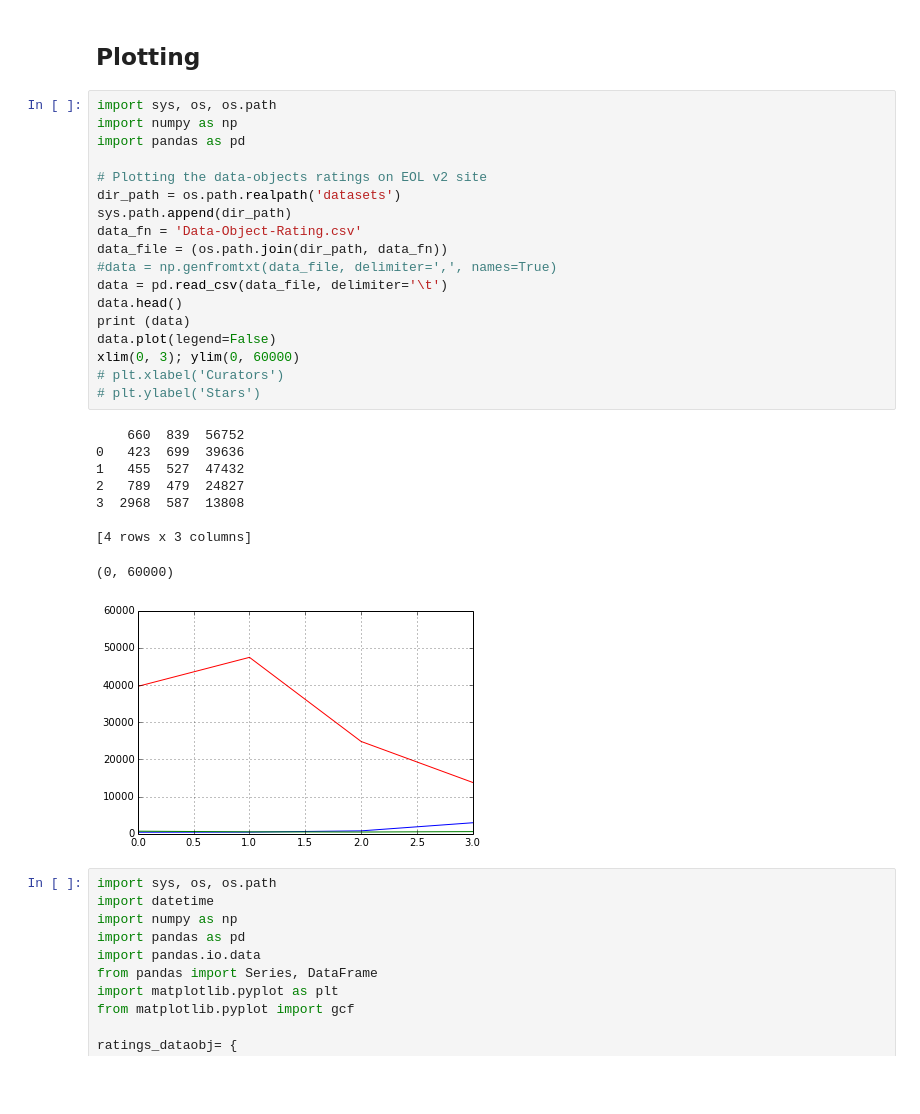
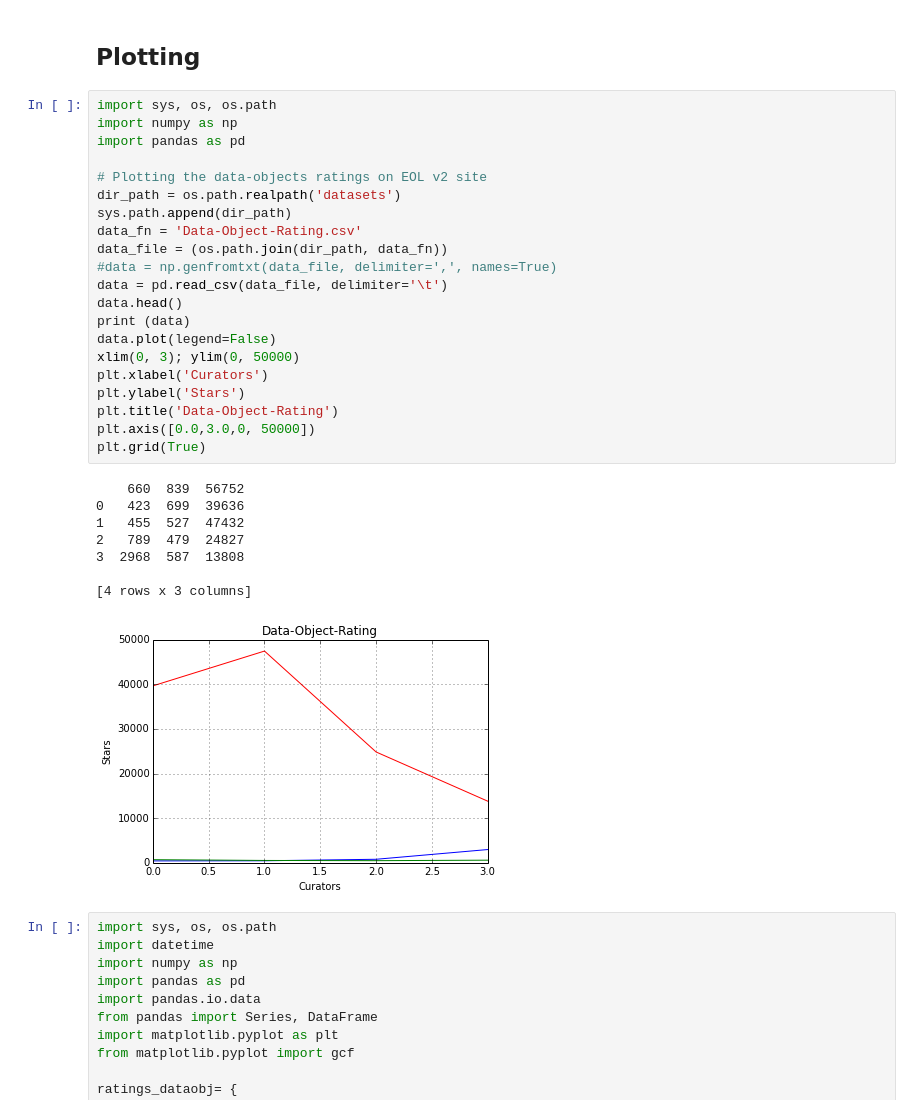
Before and after one commit to svaksha/jna, a Jupyter notebook: pyscigrah/03_DV_EOL_plots.ipynb, the cells around one changed output. Drawn from its saved outputs; the diff is of its cells as text; blank space fills up the shorter version.

Commit message:
Notebooks: 01_DV_intro_IML.ipynb 02_DV_EOL_lifecycle.ipynb 03_DV_EOL_plots.ipynb

```diff
--- a/pyscigrah/03_DV_EOL_plots.ipynb
+++ b/pyscigrah/03_DV_EOL_plots.ipynb
@@ -42,31 +42,33 @@ This notebook runs on Anaconda, which imports various scientific Python librarie
 # %%
 import sys, os, os.path
 import numpy as np
 import pandas as pd
 
 # Plotting the data-objects ratings on EOL v2 site
 dir_path = os.path.realpath('datasets')
 sys.path.append(dir_path)
 data_fn = 'Data-Object-Rating.csv'
 data_file = (os.path.join(dir_path, data_fn))
 #data = np.genfromtxt(data_file, delimiter=',', names=True)
 data = pd.read_csv(data_file, delimiter='\t')
 data.head()
 print (data)
 data.plot(legend=False)
-xlim(0, 3); ylim(0, 60000)
-# plt.xlabel('Curators')
-# plt.ylabel('Stars')
+xlim(0, 3); ylim(0, 50000)
+plt.xlabel('Curators')
+plt.ylabel('Stars')
+plt.title('Data-Object-Rating')
+plt.axis([0.0,3.0,0, 50000])
+plt.grid(True)
 # %% [output]
     660  839  56752
 0   423  699  39636
 1   455  527  47432
 2   789  479  24827
 3  2968  587  13808
 
 [4 rows x 3 columns]
-(0, 60000)
-[figure, old version]
+[figure, new version]
 # %%
 import sys, os, os.path
 import datetime
```
